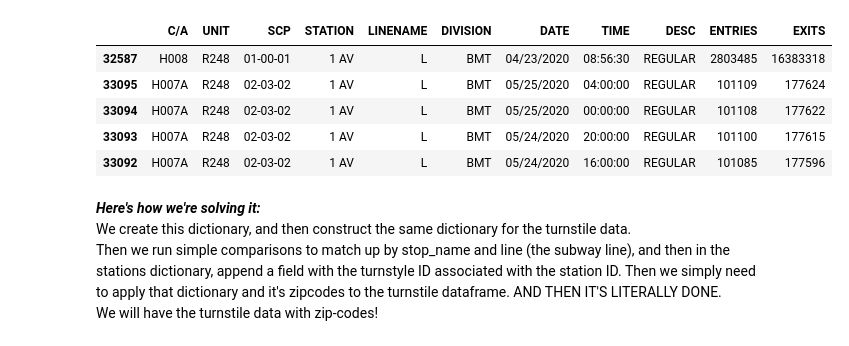
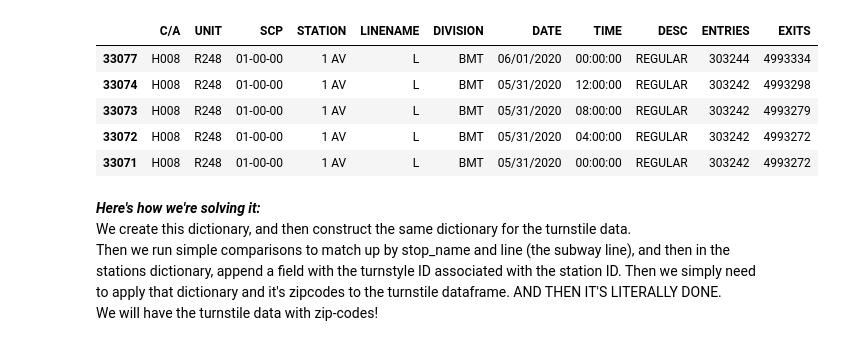
Before and after one commit to bshaiman/MTA-Project, a Jupyter notebook: the_merge_problem.ipynb, the cells around one changed output. Cells and saved outputs as stored; diff of their text form; code cells hidden in the pictures.

```diff
--- a/the_merge_problem.ipynb
+++ b/the_merge_problem.ipynb
@@ -27,18 +27,19 @@ stations_df.sort_values(by = ['name'], inplace = True)
 def get_data(week_nums):
     url = 'http://web.mta.info/developers/data/nyct/turnstile/turnstile_{}.txt'
     return pd.concat(list(map(lambda x: pd.read_csv(url.format(x)), week_nums)))
-weeks = [200606, 200530, 200523, 200516, 200509, 200502, 200425, 200418, 200411]
+weeks = [200606]
 turnstile_df = get_data(weeks)
 # %%
 turnstile_df.sort_values(by = ['STATION'], inplace = True)
+turnstile_df.LINENAME = turnstile_df.LINENAME.str.replace(' ','')
 turnstile_df.head()
 # %% [output]
 |  | C/A | UNIT | SCP | STATION | LINENAME | DIVISION | DATE | TIME | DESC | ENTRIES | EXITS |
-| 32587 | H008 | R248 | 01-00-01 | 1 AV | L | BMT | 04/23/2020 | 08:56:30 | REGULAR | 2803485 | 16383318 |
-| 33095 | H007A | R248 | 02-03-02 | 1 AV | L | BMT | 05/25/2020 | 04:00:00 | REGULAR | 101109 | 177624 |
-| 33094 | H007A | R248 | 02-03-02 | 1 AV | L | BMT | 05/25/2020 | 00:00:00 | REGULAR | 101108 | 177622 |
-| 33093 | H007A | R248 | 02-03-02 | 1 AV | L | BMT | 05/24/2020 | 20:00:00 | REGULAR | 101100 | 177615 |
-| 33092 | H007A | R248 | 02-03-02 | 1 AV | L | BMT | 05/24/2020 | 16:00:00 | REGULAR | 101085 | 177596 |
+| 33077 | H008 | R248 | 01-00-00 | 1 AV | L | BMT | 06/01/2020 | 00:00:00 | REGULAR | 303244 | 4993334 |
+| 33074 | H008 | R248 | 01-00-00 | 1 AV | L | BMT | 05/31/2020 | 12:00:00 | REGULAR | 303242 | 4993298 |
+| 33073 | H008 | R248 | 01-00-00 | 1 AV | L | BMT | 05/31/2020 | 08:00:00 | REGULAR | 303242 | 4993279 |
+| 33072 | H008 | R248 | 01-00-00 | 1 AV | L | BMT | 05/31/2020 | 04:00:00 | REGULAR | 303242 | 4993272 |
+| 33071 | H008 | R248 | 01-00-00 | 1 AV | L | BMT | 05/31/2020 | 00:00:00 | REGULAR | 303242 | 4993272 |
 # %% [markdown]
 ***Here's how we're solving it:***
 We create this dictionary, and then construct the same dictionary for the turnstile data.
```
Also changed, not shown: parts of 18 cells of this notebook, 1 other file.
